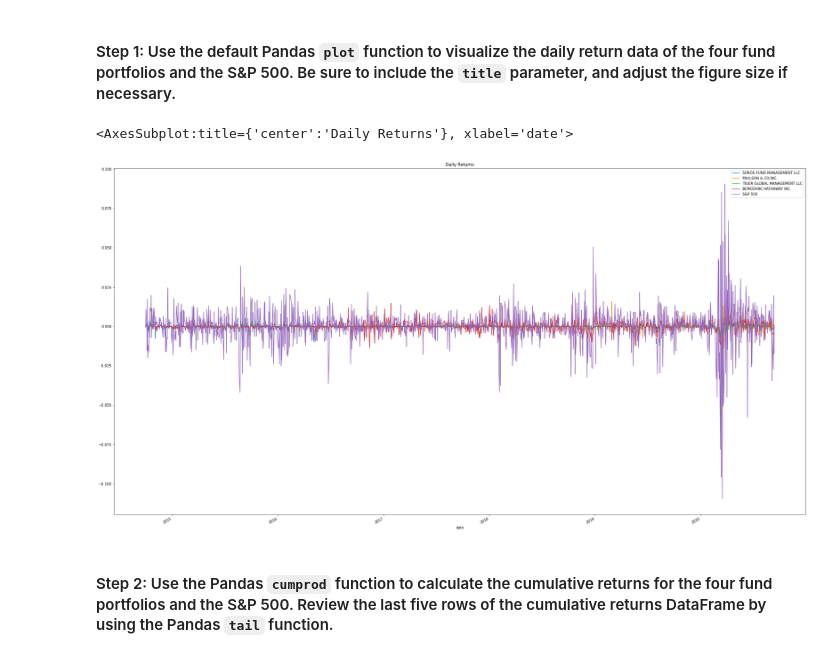
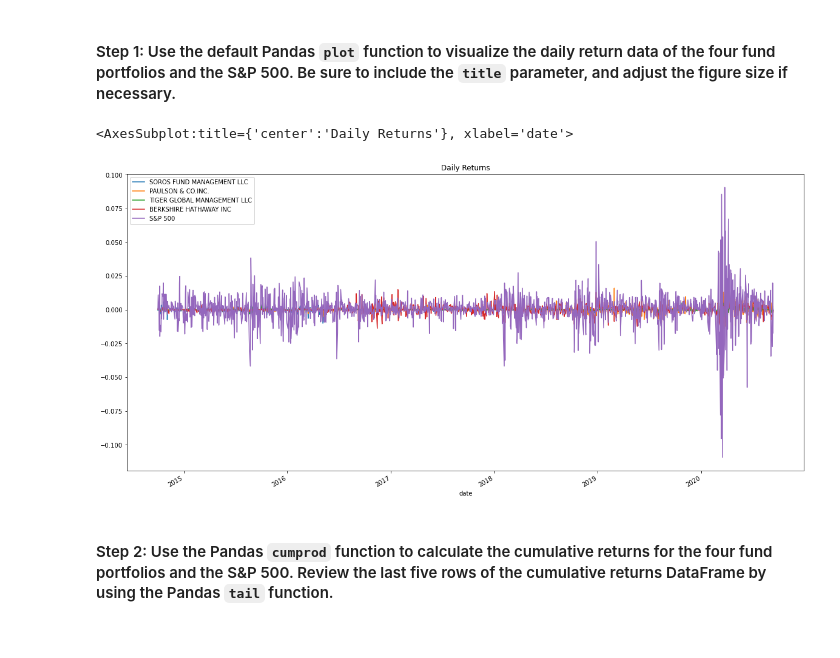
Before and after one commit to ForrestSurles/Portfolio_Investment_Algorithm_Analysis, a Jupyter notebook: risk_return_analysis.ipynb, the cells around one changed output. Saved outputs shown, nothing was run; the diff lists cells and outputs as text; code cells hidden in the pictures.

```diff
--- a/risk_return_analysis.ipynb
+++ b/risk_return_analysis.ipynb
@@ -192,26 +192,26 @@ Analyze the data to determine if any of the portfolios outperform the broader st
 # %%
 '''
     This has to do with the previous docstring wanting to rename columns and make life easier when isolating each fund from the dataframe,
     but didn't end up being worth the time right now. Maintiaining a record of it because I appreciated an elegant simplicity in:
             "temp_list_of_names.insert(0, temp_list_of_names.pop(temp_list_of_names.index('name_to_move_to_front')))"
 
     ~~~ found here: https://stackoverflow.com/questions/25122099/move-column-by-name-to-front-of-table-in-pandas ~~~ by user Sachinmm
 
 
 # Step 1a: move the S&P 500 column to the front because it's getting in the way of everything else
 swap_column_names = nav_daily_returns.columns.tolist()
 # take the 'snp' column from wherever it is in the 'swap_column_names' temporary list, and put it in the first position in the list
 swap_column_names.insert(0, swap_column_names.pop(swap_column_names.index('S&P 500')))
 # actually reindex the 'nav_daily_returns' dataframe to reflect the order change found in 'swap_column_names'
 nav_daily_returns = nav_daily_returns.reindex(columns=swap_column_names)
 '''
 
 # Plot the daily return data of the 4 funds and the S&P 500
 # Inclue a title parameter and adjust the figure size
-nav_daily_returns.plot(figsize=(35,20),title='Daily Returns')
+nav_daily_returns.plot(figsize=(20,10),title='Daily Returns')
 # %% [output]
 <AxesSubplot:title={'center':'Daily Returns'}, xlabel='date'>
-[figure, old version]
+[figure, new version]
 # %% [markdown]
 #### Step 2: Use the Pandas `cumprod` function to calculate the cumulative returns for the four fund portfolios and the S&P 500. Review the last five rows of the cumulative returns DataFrame by using the Pandas `tail` function.
 # %%
```
Also changed, not shown: parts of 9 cells of this notebook.
